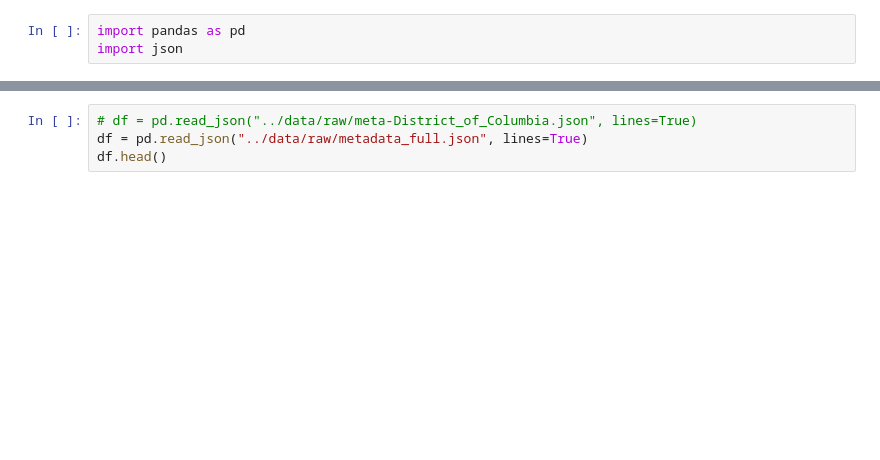
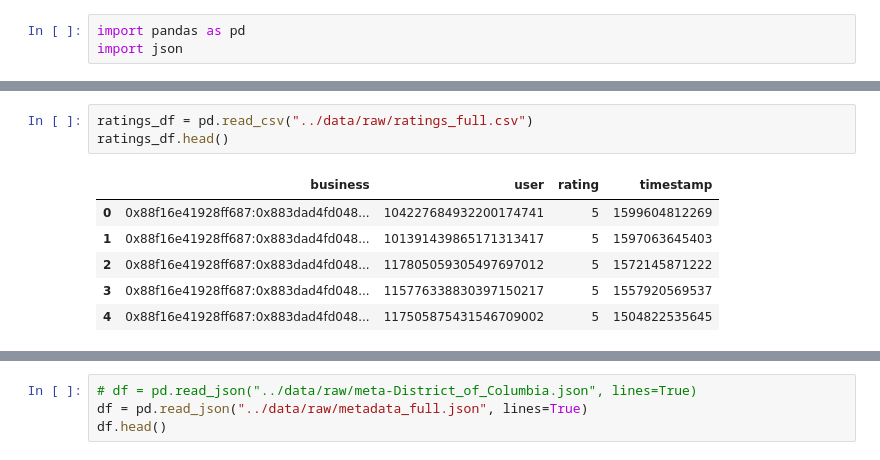
Before and after one commit to divijmishra/cs6400_project, a Jupyter notebook: notebooks/explore_data.ipynb, the cells around one changed output, grey strips where cells are left out. Cells and saved outputs as stored; diff of their text form; blank space fills up the shorter version.

```diff
--- a/notebooks/explore_data.ipynb
+++ b/notebooks/explore_data.ipynb
@@ -3,0 +16,10 @@ import json
+# %%
+ratings_df = pd.read_csv("../data/raw/ratings_full.csv")
+ratings_df.head()
+# %% [output]
+|  | business | user | rating | timestamp |
+| 0 | 0x88f16e41928ff687:0x883dad4fd048... | 104227684932200174741 | 5 | 1599604812269 |
+| 1 | 0x88f16e41928ff687:0x883dad4fd048... | 101391439865171313417 | 5 | 1597063645403 |
+| 2 | 0x88f16e41928ff687:0x883dad4fd048... | 117805059305497697012 | 5 | 1572145871222 |
+| 3 | 0x88f16e41928ff687:0x883dad4fd048... | 115776338830397150217 | 5 | 1557920569537 |
+| 4 | 0x88f16e41928ff687:0x883dad4fd048... | 117505875431546709002 | 5 | 1504822535645 |
```
Also changed, not shown: parts of 7 cells of this notebook, 1 other file.
